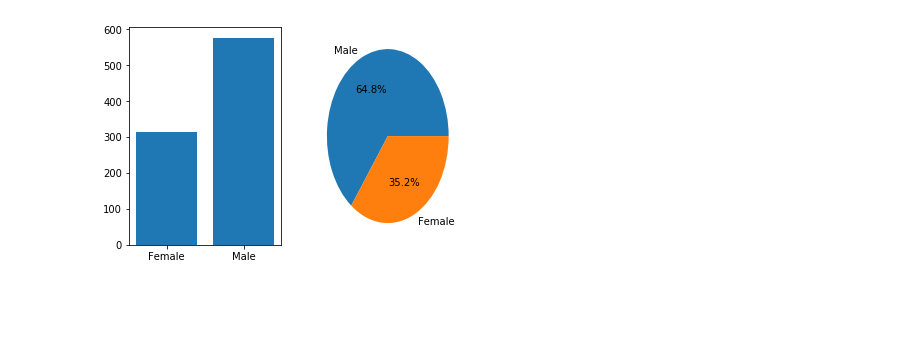
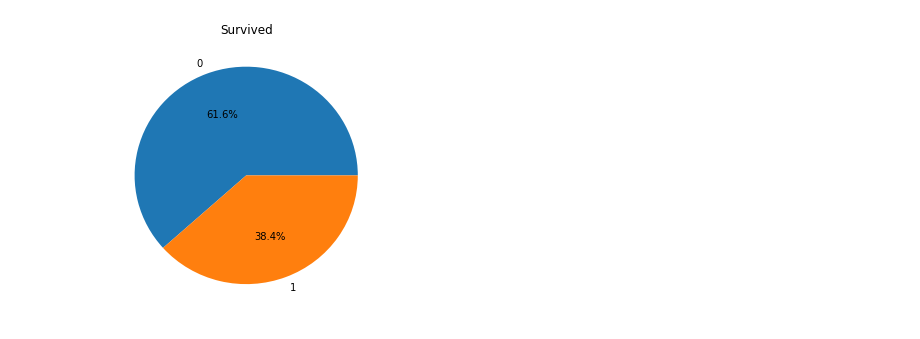
Before and after one commit to DaweiXia/udacity_data_analyst_basic, a Jupyter notebook: p2/titanic-analysis/titanic-analysis.ipynb, the cells around one changed output. Drawn from its saved outputs; the diff is of its cells as text; code cells hidden in the pictures; blank space fills up the shorter version.

```diff
--- a/p2/titanic-analysis/titanic-analysis.ipynb
+++ b/p2/titanic-analysis/titanic-analysis.ipynb
@@ -26,10 +9,0 @@ df.describe()
-# %%
-# 船上人的罹难情况
-labels = ['Die', 'Survived']
-survived_counts = df['Survived'].count()
-survived_value_counts = df['Survived'].value_counts()
-survived_value_percents = pd.Series([survived_value_counts[0]/float(survived_counts)*100, survived_value_counts[1]/float(survived_counts)*100])
-fig, (ax1, ax2) = plt.subplots(1, 2)
-ax1.bar(labels, survived_value_counts, 0.35)
-ax2.pie(survived_value_percents, labels=labels, autopct='%1.1f%%')
-plt.show()
@@ -38,12 +9,0 @@ plt.show()
-# %%
-# 船上人的船票等级情况
-labels = ['1st', '2nd', '3rd']
-pclass_counts = df['Pclass'].count()
-pclass_value_counts = df['Pclass'].value_counts()
-pclass_value_percents = pd.Series([pclass_value_counts[1]/float(pclass_counts)*100,
-                                   pclass_value_counts[2]/float(pclass_counts)*100,
-                                   pclass_value_counts[3]/float(pclass_counts)*100])
-fig, (ax1, ax2) = plt.subplots(1, 2)
-ax1.bar(labels, [pclass_value_counts[1], pclass_value_counts[2], pclass_value_counts[3]])
-ax2.pie(pclass_value_percents, labels=labels, autopct='%1.1f%%')
-plt.show()
@@ -52,13 +9,0 @@ plt.show()
-# %%
-# 船上人的性别情况
-labels = ['Male', 'Female']
-sex_counts = df['Sex'].count()
-sex_value_counts = df['Sex'].value_counts()
-sex_value_percents = pd.Series([sex_value_counts['male']/float(sex_counts)*100,
-                                sex_value_counts['female']/float(sex_counts)*100])
-fig, (ax1, ax2) = plt.subplots(1, 2)
-ax1.bar(labels, sex_value_counts)
-ax2.pie(sex_value_percents, labels=labels, autopct='%1.1f%%')
-plt.show()
-# %% [output]
-[figure, removed]
@@ -92,0 +58,6 @@ plt.show()
+# %%
+# 探索数据：船上人的罹难情况
+survived_value_percents = get_value_percents(df, 'Survived')
+plot_data_pie(survived_value_percents, survived_value_percents.index, 'Survived')
+# %% [output]
+[figure, added]
```
Also changed, not shown: parts of 48 cells of this notebook.
